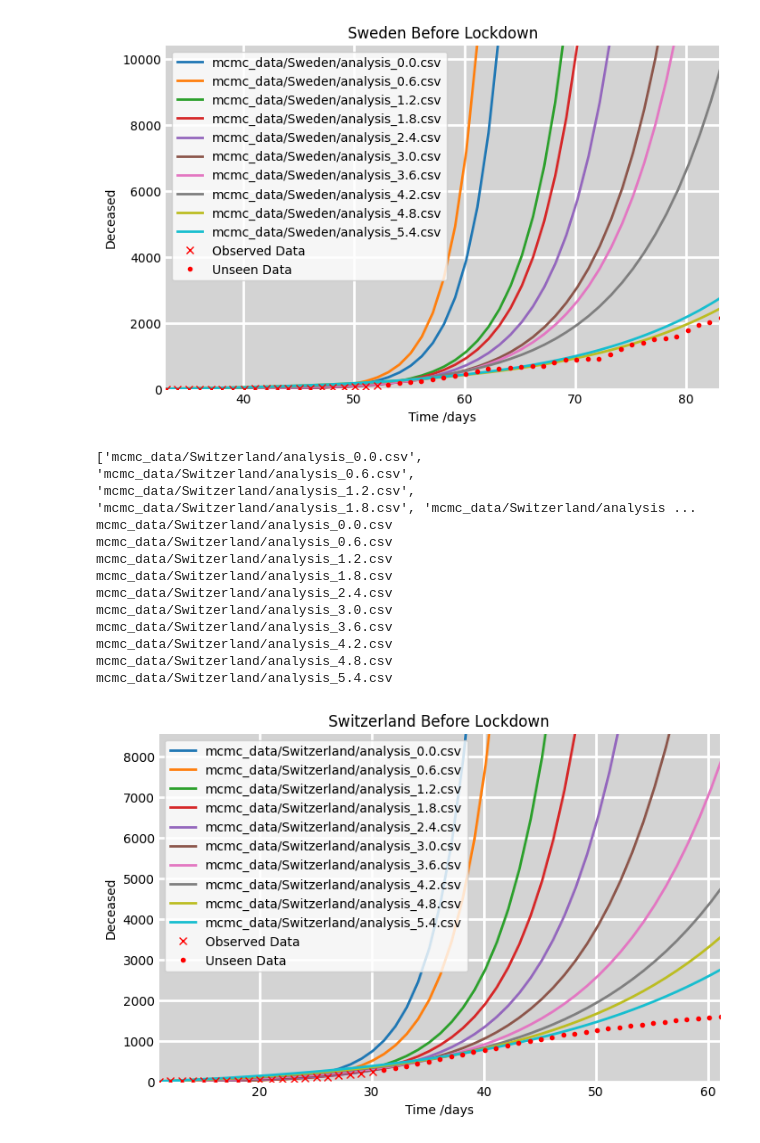
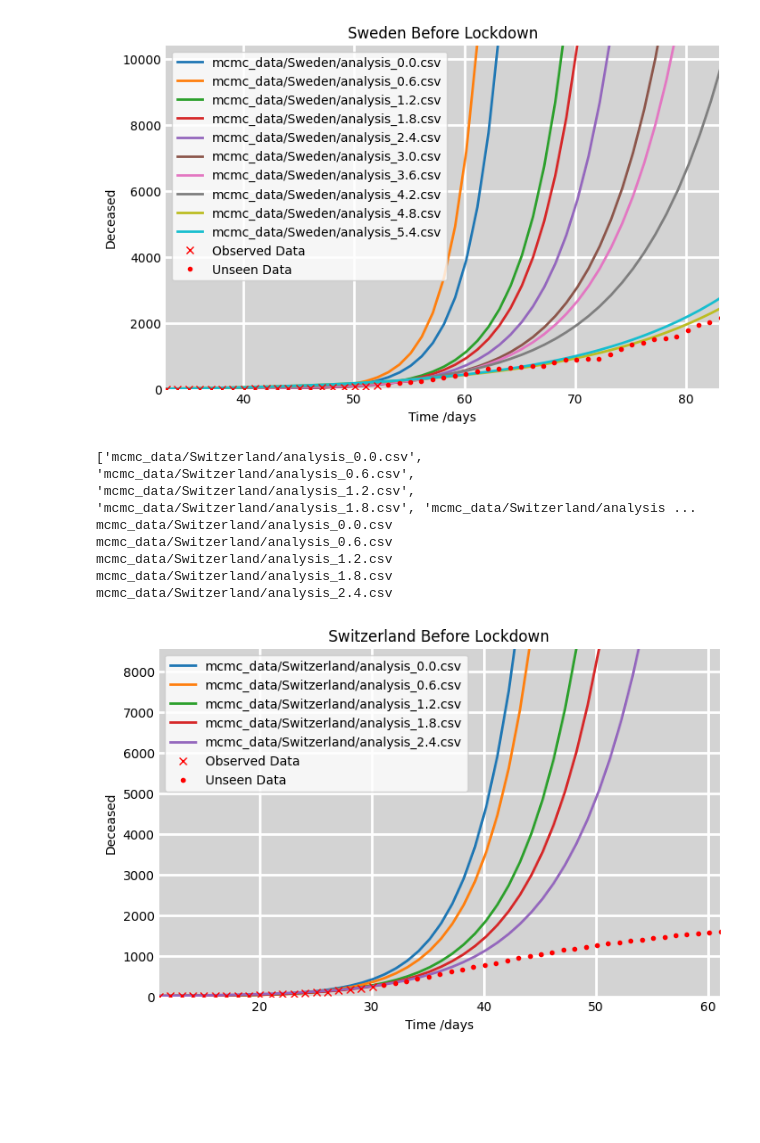
Before and after one commit to zenodea/MCMC_parameter_estimation, a Jupyter notebook: Data Analysis/sweden_analysis.ipynb, the cells around one changed output. Drawn from its saved outputs; the diff is of its cells as text; code cells hidden in the pictures; blank space fills up the shorter version.

```diff
--- a/Data Analysis/sweden_analysis.ipynb
+++ b/Data Analysis/sweden_analysis.ipynb
@@ -148,7 +148,7 @@ dataset = {
 # %% [markdown]
 ### R2 and RMSE
 # %%
-country_names = ['Germany']
+country_names = ['Switzerland']
 values = []
 for country in country_names:
     df = pd.DataFrame(columns=['days','r2','rmse','aic'])
@@ -165,16 +165,16 @@ for country in country_names:
     firstDate = realData.loc[0]['date']
 
 
-    for x in range(0,30,3):
+    for x in range(0,15,1):
         # Plug in parameters to the SIRD differential equation
         df_param = pd.read_csv('mcmc_data/'+country+"/analysis_"+str(x/5)+'.csv')
         sird = getSIRD(100,pop, df_param.loc[3][1],df_param.loc[0][1],df_param.loc[1][1],df_param.loc[2][1], [df_param.loc[0][2], df_param.loc[1][2], df_param.loc[2][2]] )
 
         deaths = df_real["cumDeath"].tolist()
-        deaths = deaths[startDate[0]-9:startDate[0]+x]
+        deaths = deaths[startDate[0]-19:startDate[0]+x]
 
         deaths_predicted = sird[3]
-        deaths_predicted = deaths_predicted[1:10+x]
+        deaths_predicted = deaths_predicted[1:20+x]
 
         r2 = r2_score(deaths, deaths_predicted)
         rmse =  np.sqrt(mean_squared_log_error(deaths, deaths_predicted))
@@ -283,38 +288,33 @@ fig, (ax1) = plt.subplots(1,1, figsize=(8,5))
 ax1.set_facecolor('lightgrey')
 r_swiss = []
 file_list = [str(x) for x in Path(fildesDir).rglob('analysis_*.csv')]
 file_list.sort()
 print(file_list)
 for file in file_list:
     print(file)
     # Plot the data on three separate curves for S(t), I(t) and R(t)
     pop = dataset[country]['pop']
     startDate = dataset[country]['fLock'][0]
     realData = pd.read_csv('../processed_data/cumDeath'+country+'.csv')
     firstDate = realData.loc[0]['date']
 
     obvData_start = timeTot(firstDate,startDate)-10
     obvData_end = timeTot(firstDate,addTime(startDate,20))
     add = dataset[country]['data'].iloc[[obvData_start]]['cumDeath']
     df = pd.read_csv(file)
     r_swiss.append(df.loc[4][1])
-    graph = plotSIRD(ax1,200, pop, df.loc[3][1], df.loc[0][1], df.loc[1][1], df.loc[2][1], [0,pop/1000], [obvData_start,obvData_end+20], [df.loc[0][2], df.loc[1][2], df.loc[2][2]], timeTot(firstDate,startDate)-10, False, file)
+    graph = plotSIRD(ax1,200, pop, df.loc[3][1], df.loc[0][1], df.loc[1][1], df.loc[2][1], [0,pop/1000], [obvData_start,obvData_end+20], [df.loc[0][2], df.loc[1][2], df.loc[2][2]], timeTot(firstDate,startDate)-20, False, file)
 
 final_graph =plotRealData(ax1, realData, obvData_start, obvData_end-10, graph,0)
 ax1.set_title(country + " Before Lockdown")
 ax1.legend()
 plt.savefig('results/sweden_analysis/'+country+'.png')
 # %% [output]
 ['mcmc_data/Switzerland/analysis_0.0.csv', 'mcmc_data/Switzerland/analysis_0.6.csv', 'mcmc_data/Switzerland/analysis_1.2.csv', 'mcmc_data/Switzerland/analysis_1.8.csv', 'mcmc_data/Switzerland/analysis ...
 mcmc_data/Switzerland/analysis_0.0.csv
 mcmc_data/Switzerland/analysis_0.6.csv
 mcmc_data/Switzerland/analysis_1.2.csv
 mcmc_data/Switzerland/analysis_1.8.csv
 mcmc_data/Switzerland/analysis_2.4.csv
-mcmc_data/Switzerland/analysis_3.0.csv
-mcmc_data/Switzerland/analysis_3.6.csv
-mcmc_data/Switzerland/analysis_4.2.csv
-mcmc_data/Switzerland/analysis_4.8.csv
-mcmc_data/Switzerland/analysis_5.4.csv
-[figure, old version]
+[figure, new version]
 # %%
```
Also changed, not shown: parts of 2 cells of this notebook, 35 other files.
